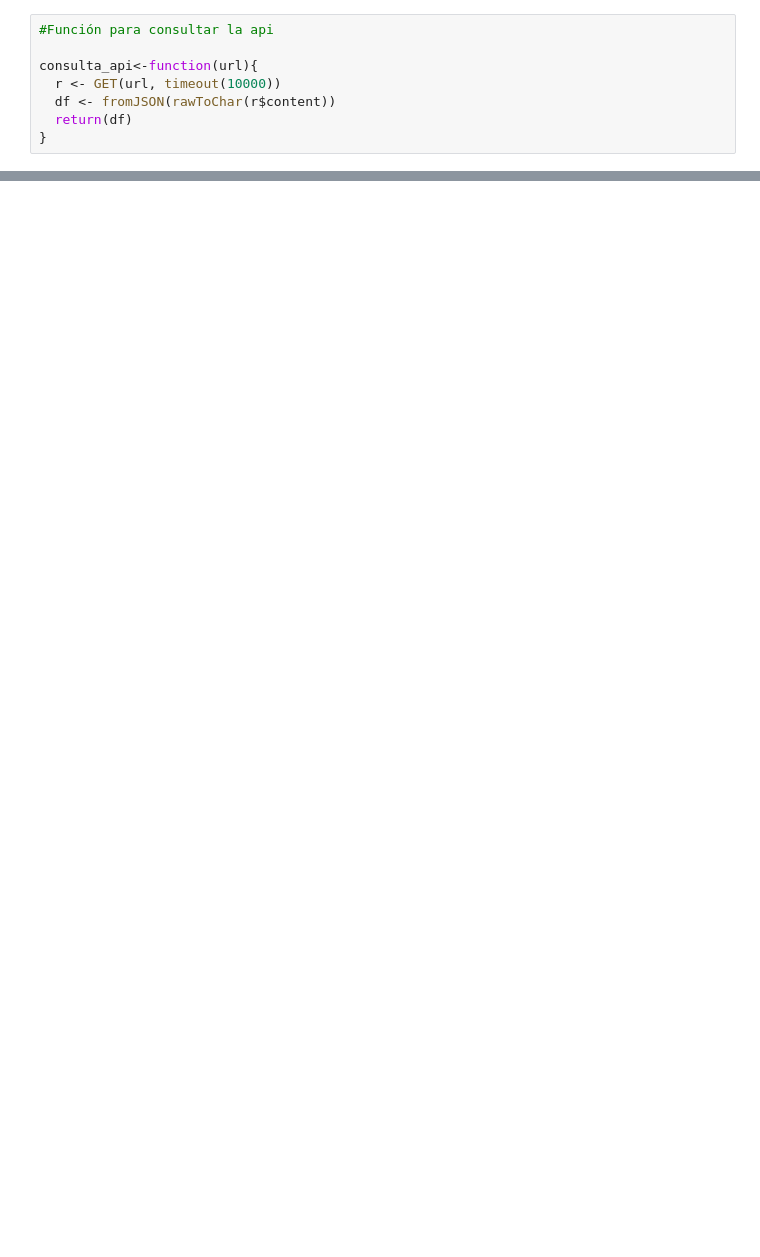
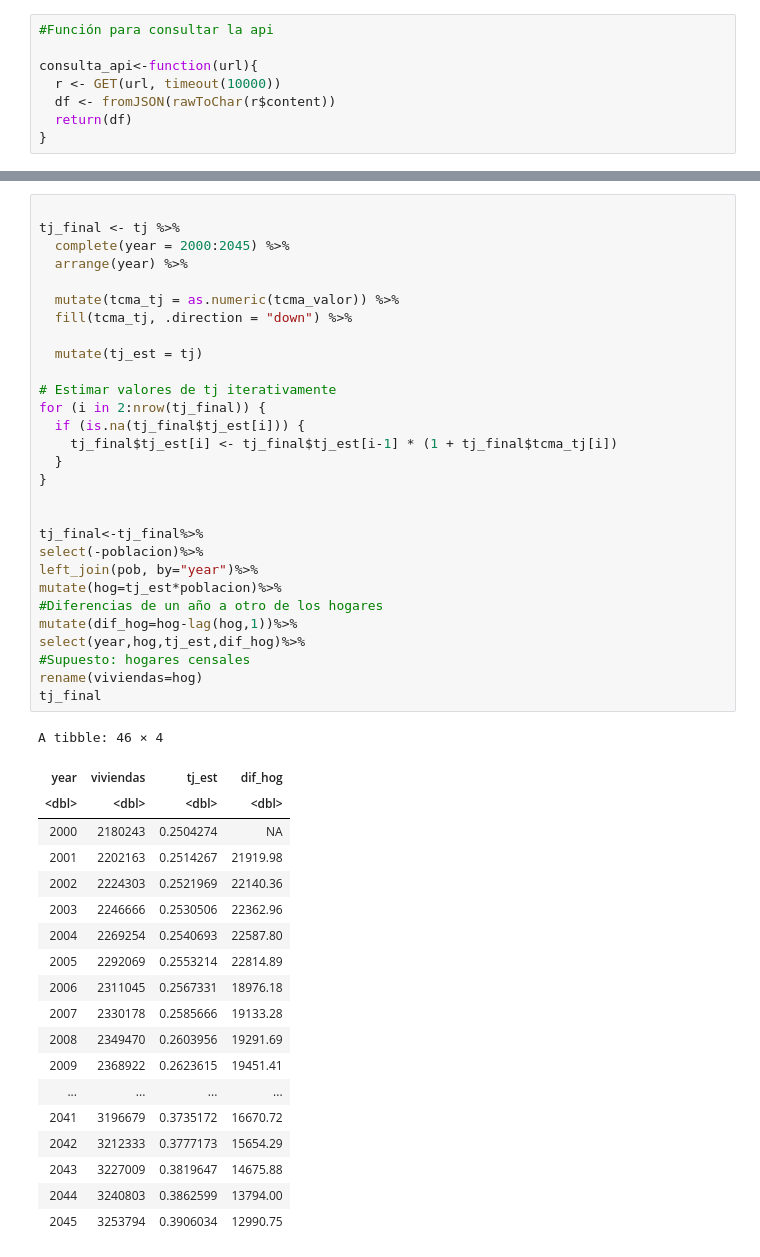
Before and after one commit to cpyp-ipdp/pgd_cdmx, a Jupyter notebook: indicadores/vivienda/estima_parque_vivi.ipynb, the cells around one changed output, grey strips where cells are left out. Drawn from its saved outputs; the diff is of its cells as text; blank space fills up the shorter version.

```diff
--- a/indicadores/vivienda/estima_parque_vivi.ipynb
+++ b/indicadores/vivienda/estima_parque_vivi.ipynb
@@ -124,0 +147,49 @@ A tibble: 6 × 6
+# %%
+
+tj_final <- tj %>%
+  complete(year = 2000:2045) %>%
+  arrange(year) %>%
+
+  mutate(tcma_tj = as.numeric(tcma_valor)) %>%
+  fill(tcma_tj, .direction = "down") %>%
+
+  mutate(tj_est = tj)
+
+# Estimar valores de tj iterativamente
+for (i in 2:nrow(tj_final)) {
+  if (is.na(tj_final$tj_est[i])) {
+    tj_final$tj_est[i] <- tj_final$tj_est[i-1] * (1 + tj_final$tcma_tj[i])
+  }
+}
+
+
+tj_final<-tj_final%>%
+select(-poblacion)%>%
+left_join(pob, by="year")%>%
+mutate(hog=tj_est*poblacion)%>%
+#Diferencias de un año a otro de los hogares
+mutate(dif_hog=hog-lag(hog,1))%>%
+select(year,hog,tj_est,dif_hog)%>%
+#Supuesto: hogares censales
+rename(viviendas=hog)
+tj_final
+# %% [output]
+A tibble: 46 × 4
+| year | viviendas | tj_est | dif_hog |
+| <dbl> | <dbl> | <dbl> | <dbl> |
+| 2000 | 2180243 | 0.2504274 | NA |
+| 2001 | 2202163 | 0.2514267 | 21919.98 |
+| 2002 | 2224303 | 0.2521969 | 22140.36 |
+| 2003 | 2246666 | 0.2530506 | 22362.96 |
+| 2004 | 2269254 | 0.2540693 | 22587.80 |
+| 2005 | 2292069 | 0.2553214 | 22814.89 |
+| 2006 | 2311045 | 0.2567331 | 18976.18 |
+| 2007 | 2330178 | 0.2585666 | 19133.28 |
+| 2008 | 2349470 | 0.2603956 | 19291.69 |
+| 2009 | 2368922 | 0.2623615 | 19451.41 |
+| ... | ... | ... | ... |
+| 2041 | 3196679 | 0.3735172 | 16670.72 |
+| 2042 | 3212333 | 0.3777173 | 15654.29 |
+| 2043 | 3227009 | 0.3819647 | 14675.88 |
+| 2044 | 3240803 | 0.3862599 | 13794.00 |
+| 2045 | 3253794 | 0.3906034 | 12990.75 |
```
Also changed, not shown: parts of 13 cells of this notebook.
